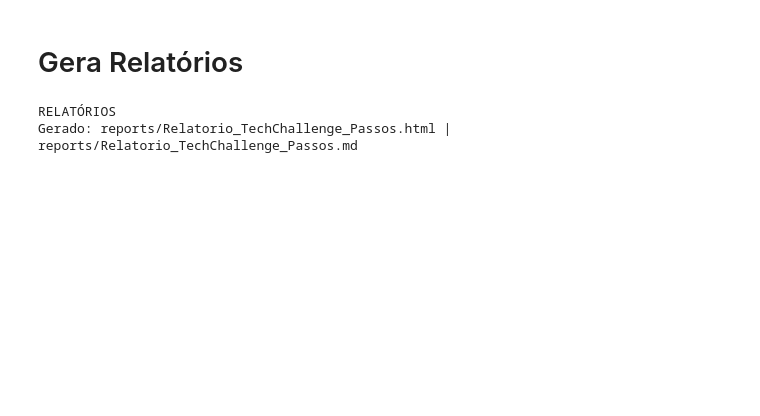
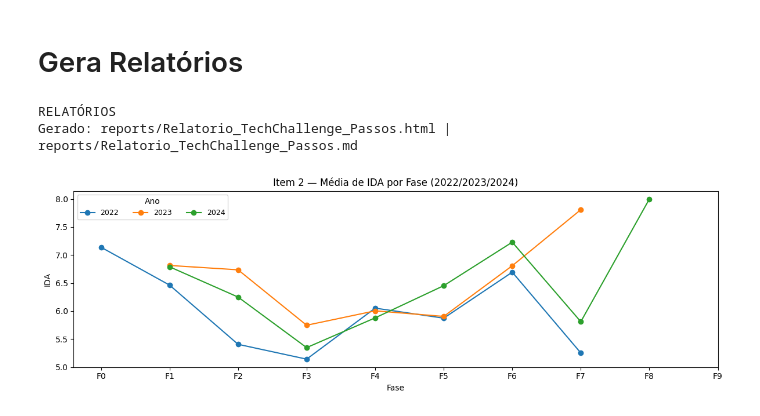
Before and after one commit to fernandapetty/data-analytics, a Jupyter notebook: notebook.ipynb, the cells around one changed output. Saved outputs shown, nothing was run; the diff lists cells and outputs as text; code cells hidden in the pictures; blank space fills up the shorter version.

```diff
--- a/notebook.ipynb
+++ b/notebook.ipynb
@@ -526,3 +572,83 @@ print("Gerado:", html_path, "|", md_path)
 # %% [output]
 RELATÓRIOS
 Gerado: reports/Relatorio_TechChallenge_Passos.html | reports/Relatorio_TechChallenge_Passos.md
+# %%
+# ======= FIX eixo X + título com item =======
+import re
+import numpy as np
+
+tmp = base.copy()
+
+# Normalizar ano
+tmp['ano_ref'] = pd.to_numeric(tmp.get('ano_ref'), errors='coerce')
+
+# Criar label curto de fase: "F1", "F2"...
+if 'Fase' in tmp.columns:
+    fase_raw = tmp['Fase'].astype(str).str.strip()
+
+    # Extrai o primeiro número que aparecer (ex: "Fase 3", "3", "Fase 03 - ..." -> 3)
+    fase_num = pd.to_numeric(fase_raw.str.extract(r'(\d+)')[0], errors='coerce')
+
+    # Se não achar número, tenta mapear por ordem de aparição
+    if fase_num.isna().all():
+        uniq = pd.Series(fase_raw.unique())
+        mapping = {v: i+1 for i, v in enumerate(uniq)}
+        fase_num = fase_raw.map(mapping)
+
+    tmp['Fase_num'] = fase_num
+    tmp['Fase_lbl'] = 'F' + tmp['Fase_num'].astype('Int64').astype(str)
+
+    # ordem garantida
+    fase_order = [f'F{i}' for i in sorted(tmp['Fase_num'].dropna().astype(int).unique())]
+else:
+    raise ValueError("Não existe a coluna 'Fase' na base.")
+
+def _plot_metric(metric, item_num):
+    if metric not in tmp.columns:
+        print(f"[AVISO] Coluna {metric} não existe.")
+        return
+
+    aux = tmp[['ano_ref', 'Fase_num', 'Fase_lbl', metric]].copy()
+    aux[metric] = pd.to_numeric(aux[metric], errors='coerce')
+    aux = aux.dropna(subset=['ano_ref', 'Fase_num', metric])
+
+    grp = (aux.groupby(['ano_ref', 'Fase_num', 'Fase_lbl'])[metric]
+              .mean()
+              .reset_index()
+              .sort_values(['ano_ref', 'Fase_num']))
+
+    plt.figure(figsize=(12, 4))
+    for yr, g in grp.groupby('ano_ref'):
+        plt.plot(g['Fase_lbl'], g[metric], marker='o', label=str(int(yr)))
+
+    plt.title(f'Item {item_num} — Média de {metric} por Fase (2022/2023/2024)')
+    plt.xlabel('Fase')
+    plt.ylabel(metric)
+    plt.legend(title='Ano', ncol=3, fontsize=9)
+    plt.xticks(fase_order, rotation=0)
+    plt.tight_layout()
+    plt.show()
+
+# ======= Itens 2 a 8 (cada um com título indicando o item) =======
+# Item 2: IDA
+_plot_metric('IDA', 2)
+
+# Item 3: IEG (e a relação com IDA/IPV fica nos scatters abaixo)
+_plot_metric('IEG', 3)
+
+# Item 4: IAA
+_plot_metric('IAA', 4)
+
+# Item 5: IPS
+_plot_metric('IPS', 5)
+
+# Item 6: IPP
+_plot_metric('IPP', 6)
+
+# Item 7: IPV
+_plot_metric('IPV', 7)
+
+# Item 8: INDE
+_plot_metric('INDE', 8)
+# %% [output]
+[figure, added]
```
Also changed, not shown: parts of 5 cells of this notebook, 1 other file.
